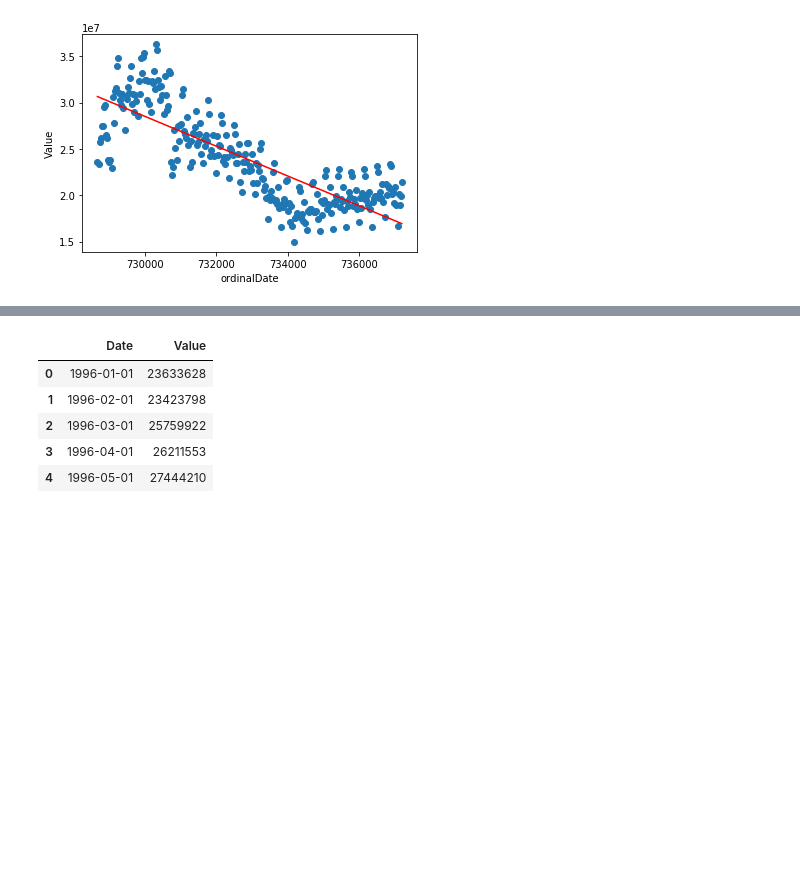
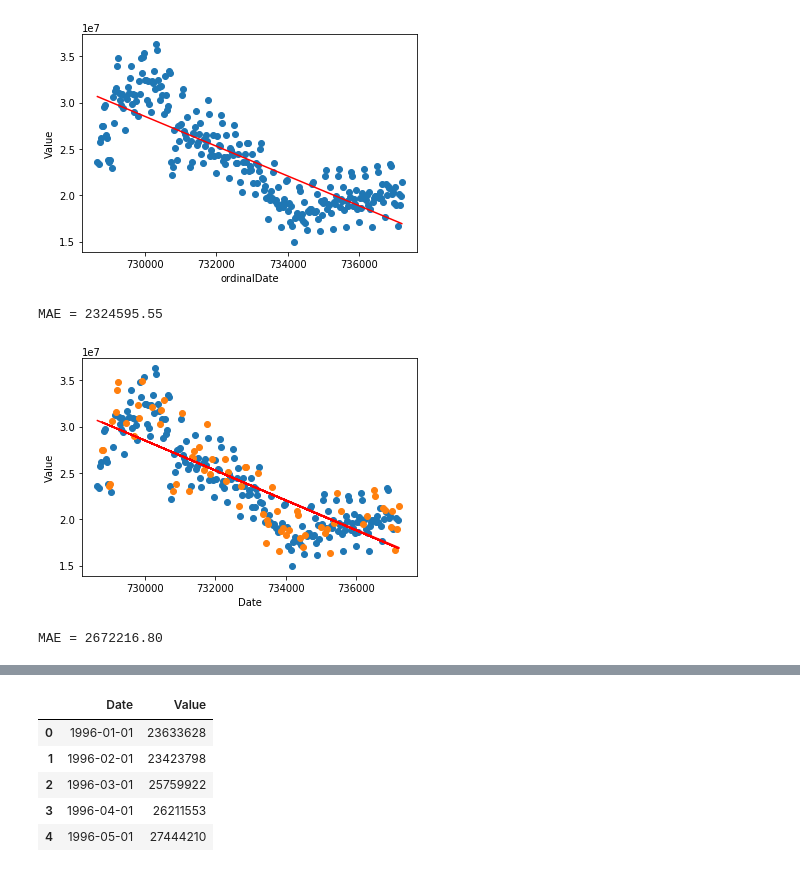
Before and after one commit to rnaua/DMML2019_Team_Swatch, a Jupyter notebook: code/RegressionTests_Arnaud.ipynb, the cells around one changed output, grey strips where cells are left out. Cells and saved outputs as stored; diff of their text form; code cells hidden in the pictures; blank space fills up the shorter version.

```diff
--- a/code/RegressionTests_Arnaud.ipynb
+++ b/code/RegressionTests_Arnaud.ipynb
@@ -151,2 +142,35 @@ plt.show()
 # %% [output]
 [figure]
+# %%
+t_y_ln_mae = mean_absolute_error(t_y_ln_predictions, t_y_y)
+print("MAE = %.2f" % t_y_ln_mae)
+# %% [output]
+MAE = 2324595.55
+# %%
+#Total Days linear regression with TRAIN TEST
+
+from sklearn.model_selection import train_test_split
+train_X, val_X, train_y, val_y = train_test_split(t_d_X,t_d_y, random_state=1)
+# Specify the model
+iowa_model = LinearRegression()
+
+# Fit the model with the *TRAINING* data
+iowa_model.fit(train_X, train_y)
+
+# Predict with all validation observations
+val_predictions = iowa_model.predict(val_X)
+
+plt.scatter(train_X.iloc[:,0], train_y)
+plt.scatter(val_X.iloc[:,0], val_y)
+plt.plot(val_X.iloc[:,0], val_predictions, 'r')
+plt.plot(t_y_X.iloc[:,0], t_y_predictions, 'r')
+plt.xlabel(X.columns[0])
+plt.ylabel('Value')
+plt.show()
+# %% [output]
+[figure, added]
+# %%
+t_y_ln_tt_mae = mean_absolute_error(val_predictions, val_y)
+print("MAE = %.2f" % t_y_ln_tt_mae)
+# %% [output]
+MAE = 2672216.80
```
Also changed, not shown: parts of 16 cells of this notebook.
